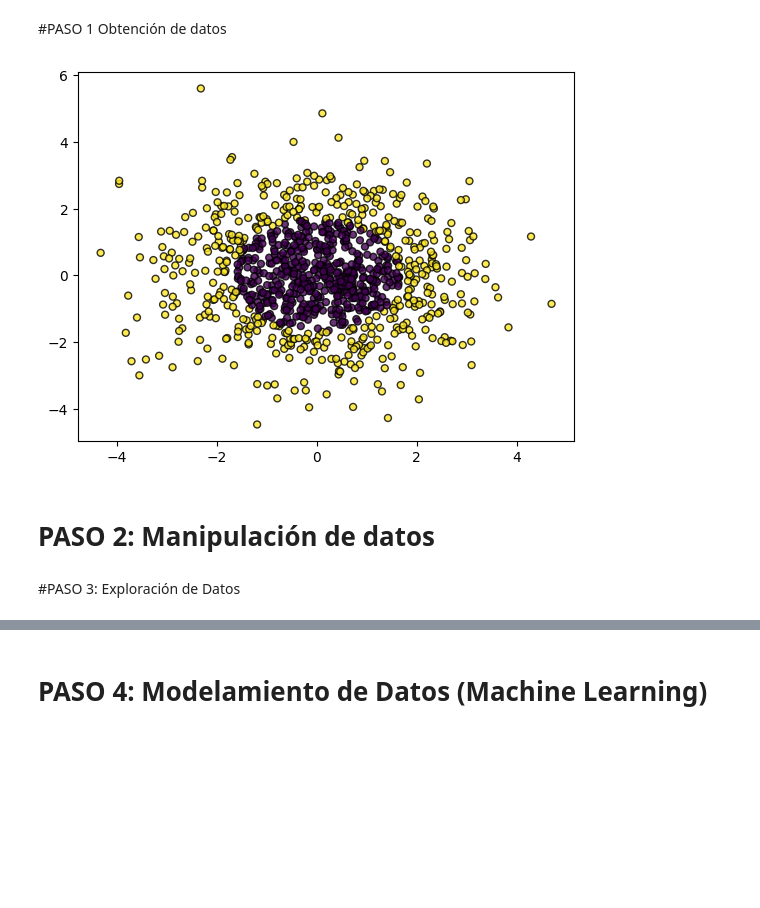
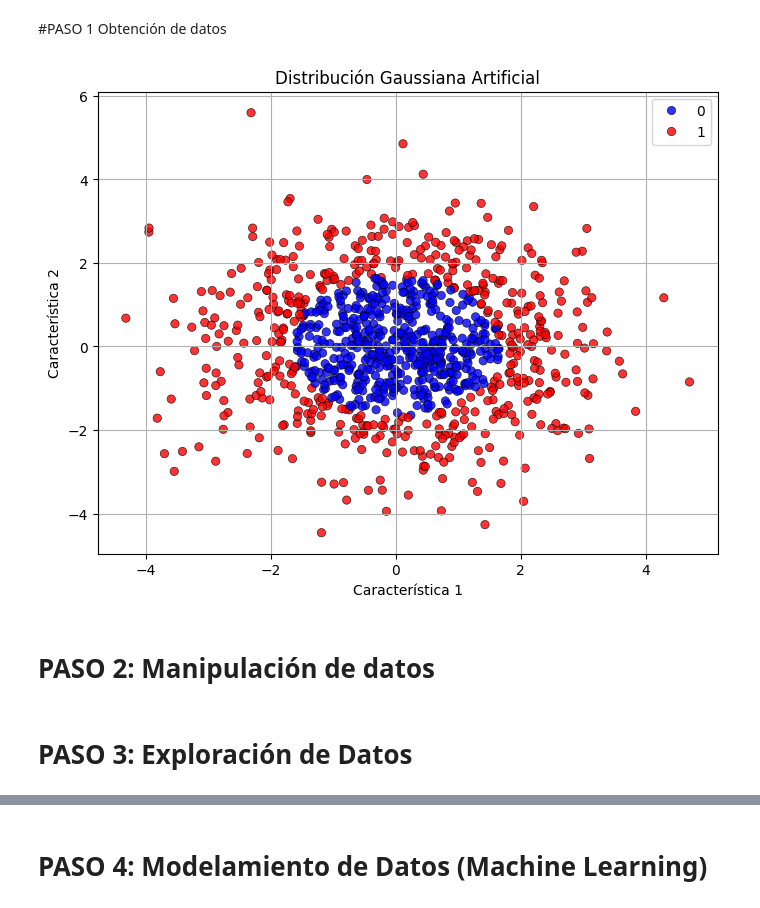
Before and after one commit to vynzk/Dt_MLS08_Vyanez, a Jupyter notebook: s09_lab_svm.ipynb, the cells around one changed output, grey strips where cells are left out. Cells and saved outputs as stored; diff of their text form; code cells hidden in the pictures; blank space fills up the shorter version.

```diff
--- a/s09_lab_svm.ipynb
+++ b/s09_lab_svm.ipynb
@@ -45,23 +72,21 @@ Recuerda documentar cada paso y proporcionar explicaciones claras y concisas en
 # %% [markdown]
 #PASO 1 Obtención de datos
-# %%
-#create two gaussian distributions using make_gaussian_quantiles
-
-from sklearn.datasets import make_gaussian_quantiles
-import matplotlib.pyplot as plt
-import numpy as np
-
-#generate 2D normally distributed data
-X1, Y1 = make_gaussian_quantiles(cov=2.,
-                                    n_samples=1000, n_features=2,
-                                    n_classes=2, random_state=1)
-
-# plot  data. Seaborn, blue a red color, transparency.
-
-plt.scatter(X1[:, 0], X1[:, 1], marker='o', c=Y1,
-            s=25, edgecolor='k', alpha=0.8)
-plt.show()
-# %% [output]
-[figure, removed]
+# %%
+from sklearn.datasets import make_gaussian_quantiles
+import matplotlib.pyplot as plt
+import seaborn as sns
+
+X, y = make_gaussian_quantiles(cov=2.0, n_samples=1000, n_features=2, n_classes=2, random_state=1)
+
+# Visualizar los datos
+plt.figure(figsize=(8, 6))
+sns.scatterplot(x=X[:, 0], y=X[:, 1], hue=y, palette={0: "blue", 1: "red"}, edgecolor='k', alpha=0.8)
+plt.title("Distribución Gaussiana Artificial")
+plt.xlabel("Característica 1")
+plt.ylabel("Característica 2")
+plt.grid(True)
+plt.show()
+# %% [output]
+[figure, added]
 # %% [markdown]
 # PASO 2: Manipulación de datos
@@ -68,2 +99,2 @@ plt.show()
 # %% [markdown]
-#PASO 3: Exploración de Datos
+# PASO 3: Exploración de Datos
```
Also changed, not shown: parts of 7 cells of this notebook, 2 other files.
